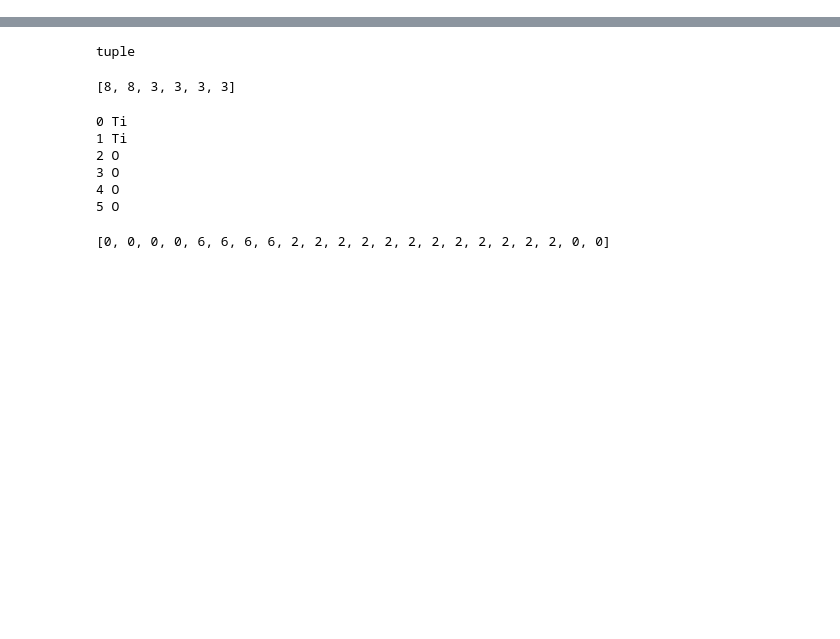
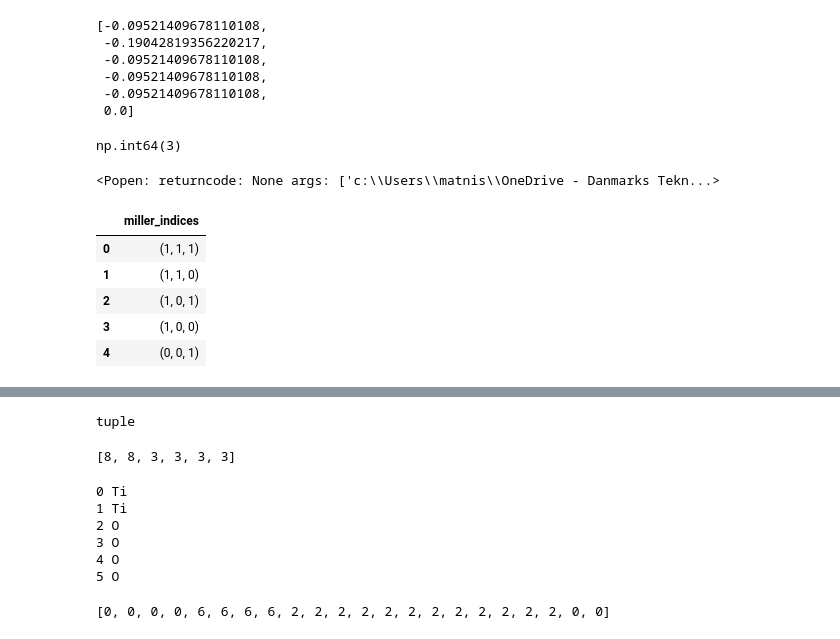
Before and after one commit to Matminator/GNoME_DREAMS_OER_screening, a Jupyter notebook: notebooks/OER_stody_experimental.ipynb, the cells around one changed output, grey strips where cells are left out. Drawn from its saved outputs; the diff is of its cells as text; code cells hidden in the pictures; blank space fills up the shorter version.

```diff
--- a/notebooks/OER_stody_experimental.ipynb
+++ b/notebooks/OER_stody_experimental.ipynb
@@ -20,0 +112,14 @@ if False:
+# %%
+df['Scores'][4]
+# %% [output]
+[-0.09521409678110108,
+ -0.19042819356220217,
+ -0.09521409678110108,
+ -0.09521409678110108,
+ -0.09521409678110108,
+ 0.0]
+# %%
+import numpy as np
+np.where(np.array([1,2,3,4,5]) > 3)[0][0]
+# %% [output]
+np.int64(3)
@@ -21,9 +131,24 @@ if False:
+# %%
+view(sur_study.get_non_relaxed_surface())
+# %% [output]
+<Popen: returncode: None args: ['c:\\Users\\matnis\\OneDrive - Danmarks Tekn...>
 # %%
 stody = OER_catalyst_study(
     TiO2,
     H2O_gas_free_energy = -14.217,
     H2_gas_free_energy = -6.77
 )
+# %%
+stody.identify_distinct_surfaces()
+df = stody.get_df_with_surface_rankings()
+df
+# %% [output]
+|  | miller_indices |
+| 0 | (1, 1, 1) |
+| 1 | (1, 1, 0) |
+| 2 | (1, 0, 1) |
+| 3 | (1, 0, 0) |
+| 4 | (0, 0, 1) |
 # %%
 stody.identify_distinct_surfaces()
 stody.predict_most_likely_surfaces('coordination', 'stoichiometric')
```
Also changed, not shown: parts of 18 cells of this notebook, 3 other files.
